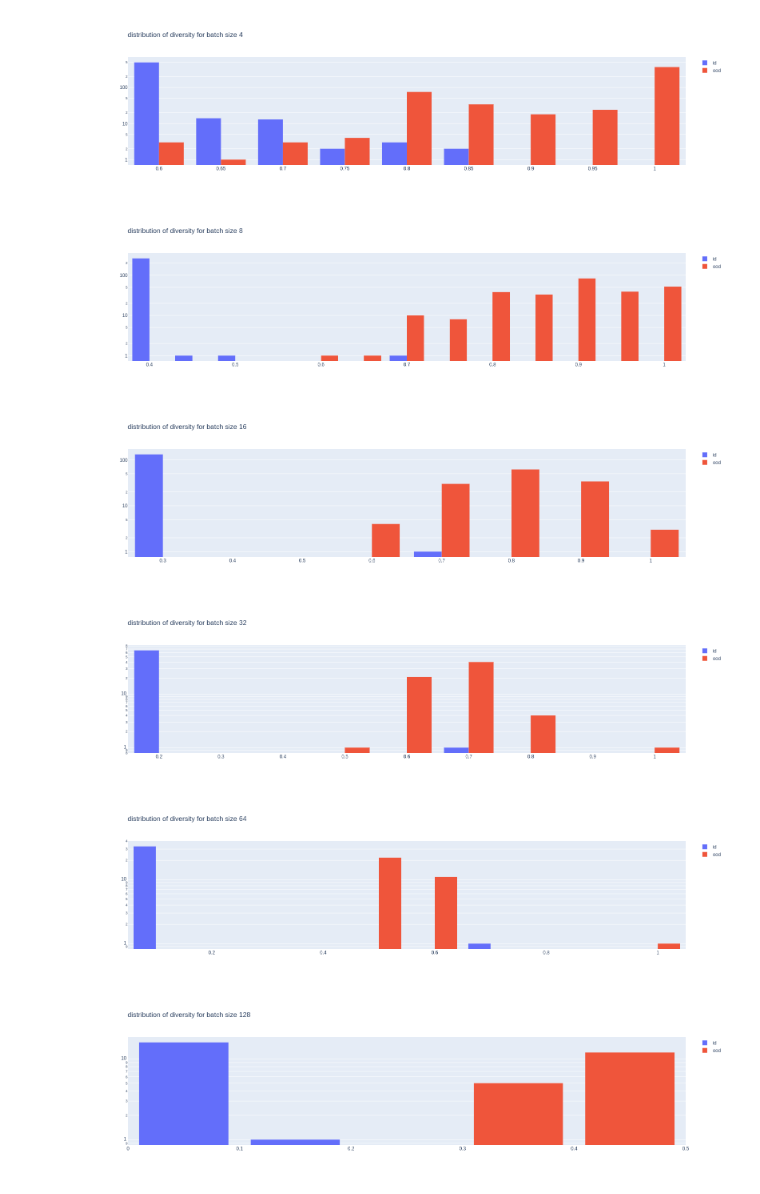
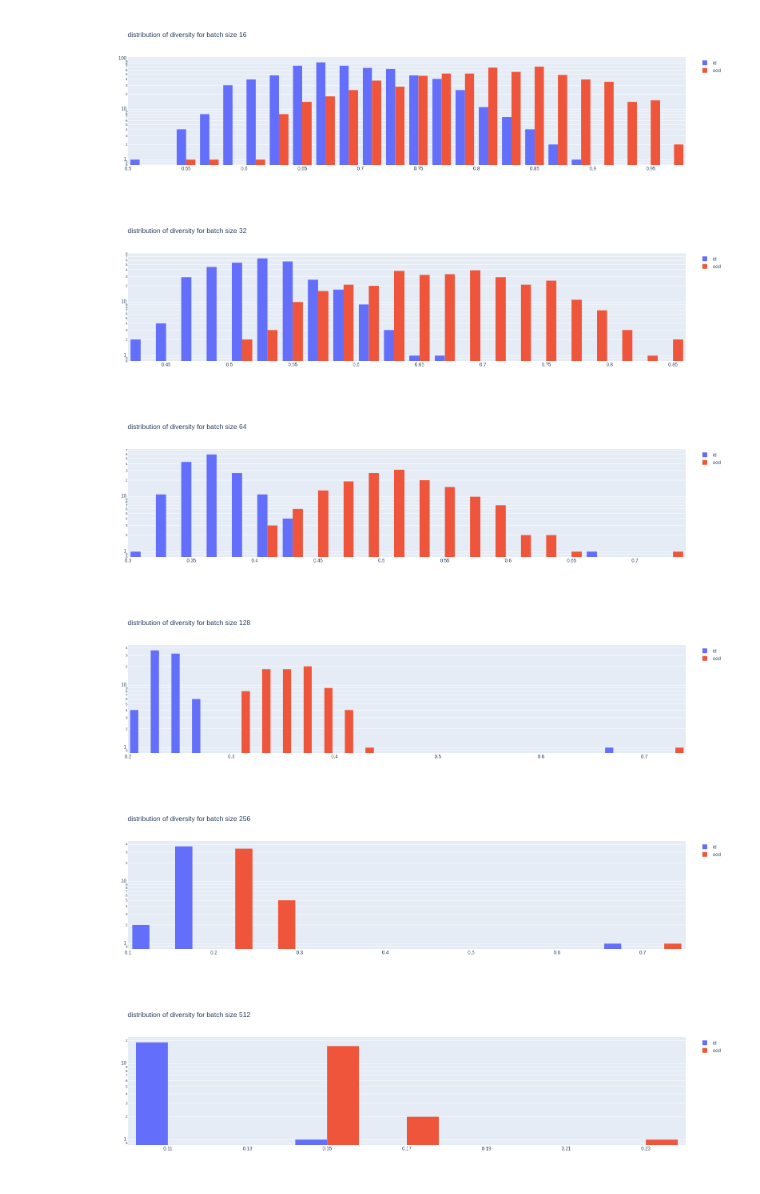
Before and after one commit to ericpts/hsic, a Jupyter notebook: Diversity_histograms.ipynb, the cells around one changed output. Drawn from its saved outputs; the diff is of its cells as text; code cells hidden in the pictures.

```diff
--- a/Diversity_histograms.ipynb
+++ b/Diversity_histograms.ipynb
@@ -55,11 +54,17 @@ oo_dist = tf.data.Dataset.from_tensor_slices(
+# %%
+gin.parse_config_file("/home/ericpts/work/data/biased_mnist_10_digits/conditional_hsic/mlp/label_correlation_0.997/rbf_kernel/lambda_64/noise_0/initial_lr0.01/run_2/config.gin")
+
+tf.keras.backend.clear_session()
+
+problem = lib_biased_mnist.BiasedMnistProblem()
+in_dist = problem.generate_id_testing_data(include_bias=True)
+oo_dist = problem.generate_ood_testing_data(include_bias=True)
 # %%
-def process_df(df: pd.DataFrame, batch_size: int, root: Path):
+def process_df(df: pd.DataFrame, batch_size: int):
     models = []
 
-    for p in df["model_paths"][0]:
-        p = Path(p)
-        if not p.is_absolute():
-            p = root / p
+    for p in df["model_paths"].iloc[0]:
+        p = str(p).replace("biased_mnist", "biased_mnist_10_digits")
         m = tf.keras.models.load_model(p, compile=False)
         models.append(m)
 
@@ -103,8 +83,0 @@ def stats_for_df(df: pd.DataFrame, batch_size: int, root: Path):
-# %%
-DF = lib_analysis.read_problem(Path("."), "one-off")
-
-app = JupyterDash(__name__, external_stylesheets=external_stylesheets)
-
-app.layout = html.Div(stats_for_df(DF, 256, Path(".")))
-
-app.run_server(mode="inline", port=9999)
@@ -112,0 +84,8 @@ app.run_server(mode="inline", port=9999)
+# %%
+DF = DF[DF["indep"] == "cka"]
+df_one = DF[
+    (DF["Problem.initial_lr"] == 0.001)
+    & (DF["label_correlation"] == 0.99)
+    & (DF["lambda"] == 4)
+].sample()
+df_one
@@ -123,7 +106,7 @@ def make_histogram(df: pd.DataFrame, batch_size: int):
     fig.show()
 
 
-for bs in [4, 8, 16, 32, 64, 128, 256, 512]:
-    df = process_df(DF, bs, Path("."))
+for bs in [16, 32, 64, 128, 256, 512]:
+    df = process_df(df_one, bs)
     make_histogram(df, bs)
 # %% [output]
@@ -131,6 +113,6 @@ for bs in [4, 8, 16, 32, 64, 128, 256, 512]:
-[figure, old version]
+[figure, new version]
-[figure, old version]
+[figure, new version]
-[figure, old version]
+[figure, new version]
-[figure, old version]
+[figure, new version]
-[figure, old version]
+[figure, new version]
-[figure, old version]
+[figure, new version]
```
Also changed, not shown: parts of 7 cells of this notebook, 4 other files.
